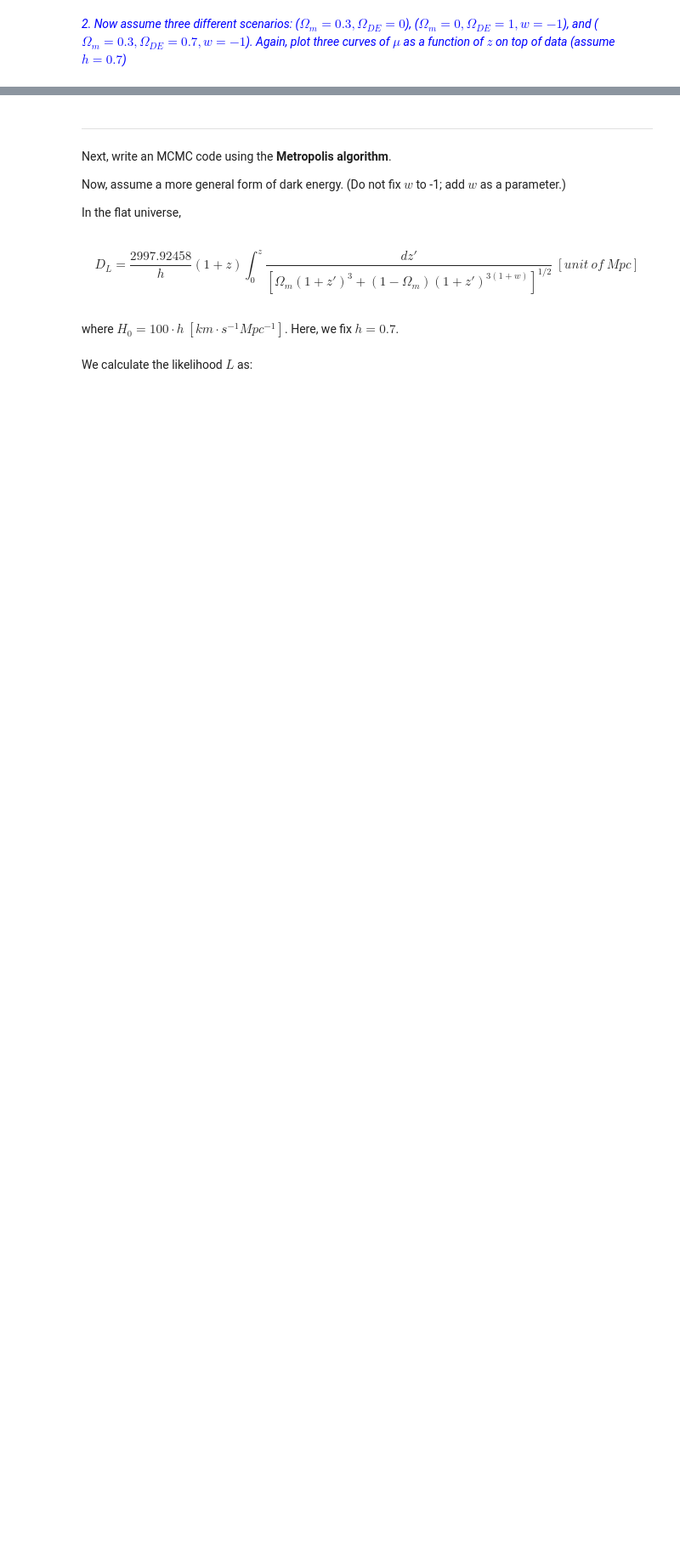
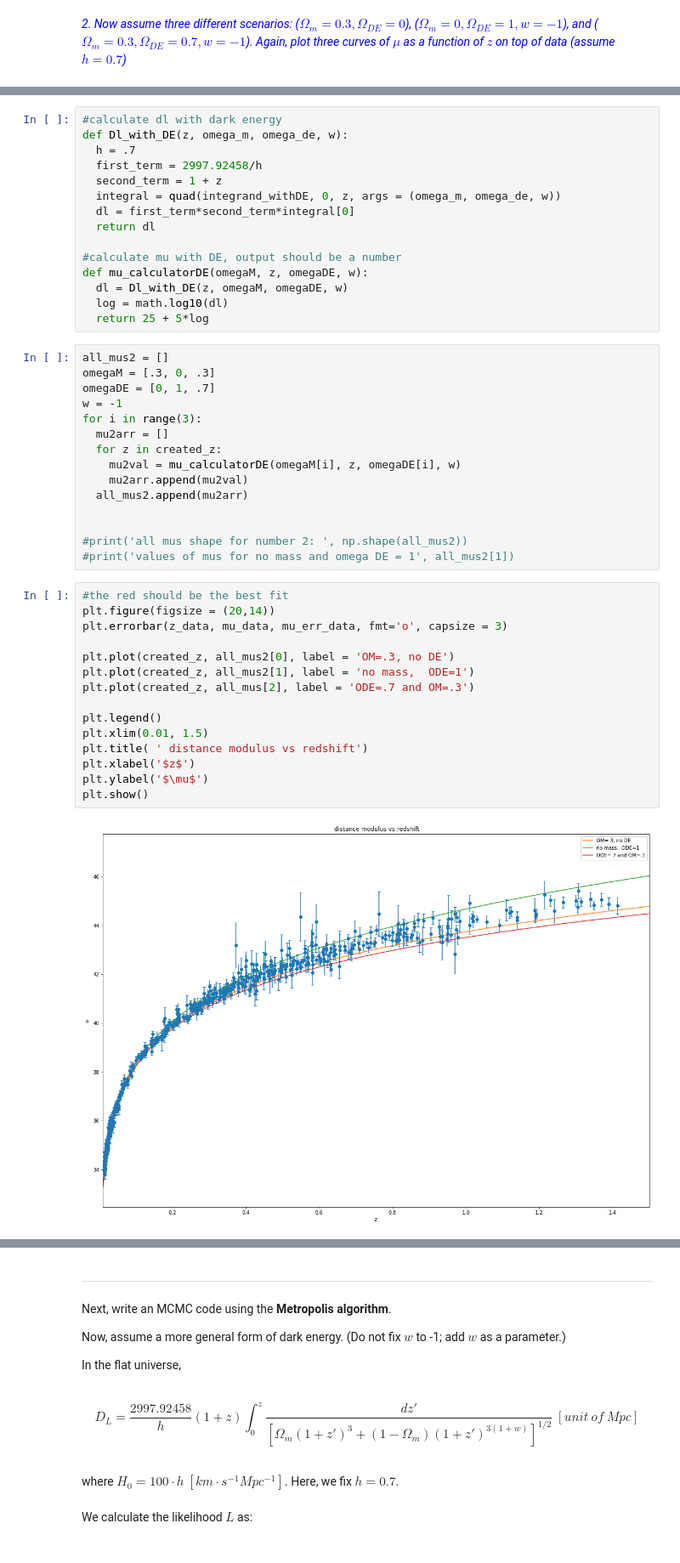
Before and after one commit to tcmarino8/This-Class-Cool, a Jupyter notebook: Project1_p2_188.ipynb, the cells around one changed output, grey strips where cells are left out. Shown at 85% size. Saved outputs shown, nothing was run; the diff lists cells and outputs as text; blank space fills up the shorter version.

```diff
--- a/Project1_p2_188.ipynb
+++ b/Project1_p2_188.ipynb
@@ -123,3 +175,50 @@ plt.show()
+# %%
+#calculate dl with dark energy
+def Dl_with_DE(z, omega_m, omega_de, w):
+  h = .7
+  first_term = 2997.92458/h
+  second_term = 1 + z
+  integral = quad(integrand_withDE, 0, z, args = (omega_m, omega_de, w))
+  dl = first_term*second_term*integral[0]
+  return dl
+
+#calculate mu with DE, output should be a number
+def mu_calculatorDE(omegaM, z, omegaDE, w):
+  dl = Dl_with_DE(z, omegaM, omegaDE, w)
+  log = math.log10(dl)
+  return 25 + 5*log
+# %%
+all_mus2 = []
+omegaM = [.3, 0, .3]
+omegaDE = [0, 1, .7]
+w = -1
+for i in range(3):
+  mu2arr = []
+  for z in created_z:
+    mu2val = mu_calculatorDE(omegaM[i], z, omegaDE[i], w)
+    mu2arr.append(mu2val)
+  all_mus2.append(mu2arr)
+
+
+#print('all mus shape for number 2: ', np.shape(all_mus2))
+#print('values of mus for no mass and omega DE = 1', all_mus2[1])
+# %%
+#the red should be the best fit
+plt.figure(figsize = (20,14))
+plt.errorbar(z_data, mu_data, mu_err_data, fmt='o', capsize = 3)
+
+plt.plot(created_z, all_mus2[0], label = 'OM=.3, no DE')
+plt.plot(created_z, all_mus2[1], label = 'no mass,  ODE=1')
+plt.plot(created_z, all_mus[2], label = 'ODE=.7 and OM=.3')
+
+plt.legend()
+plt.xlim(0.01, 1.5)
+plt.title( ' distance modulus vs redshift')
+plt.xlabel('$z$')
+plt.ylabel('$\mu$')
+plt.show()
+# %% [output]
+[figure, added]
 # %% [markdown]
 You basically reproduced the below figure!
 
```
Also changed, not shown: parts of 76 cells of this notebook.
